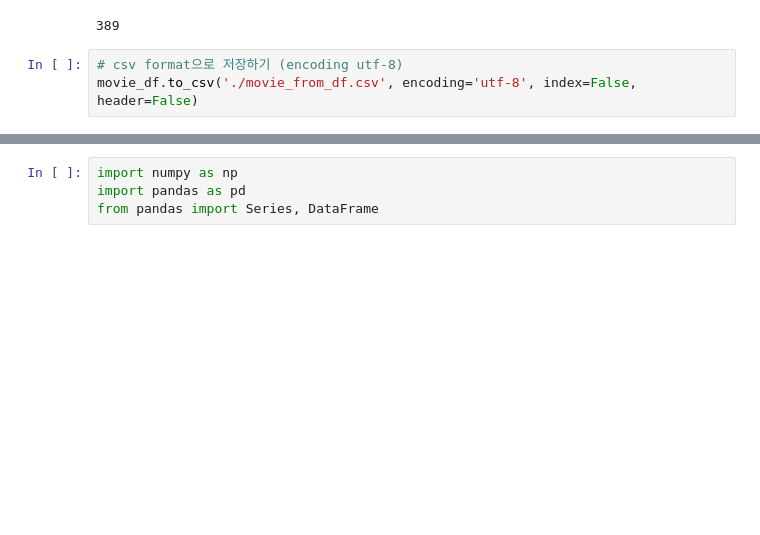
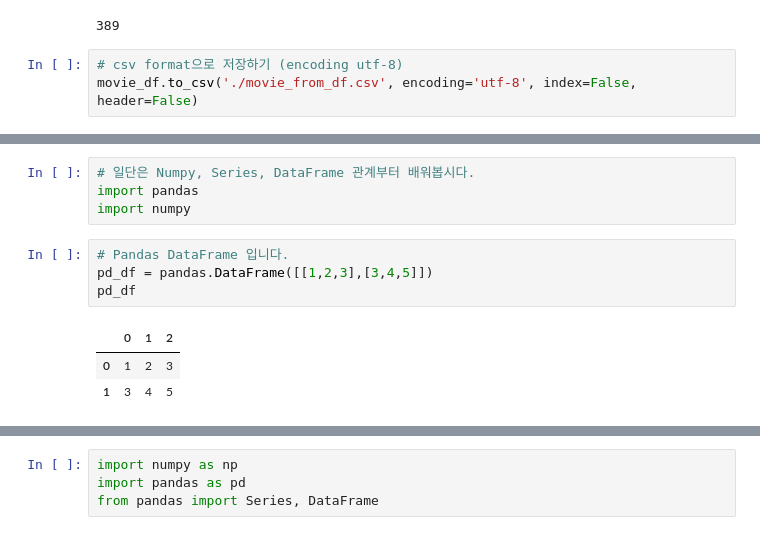
Before and after one commit to LyuGGang/python-data-analytics-lecture, a Jupyter notebook: 강의자료/6_pandas.ipynb, the cells around one changed output, grey strips where cells are left out. Cells and saved outputs as stored; diff of their text form; blank space fills up the shorter version.

```diff
--- a/강의자료/6_pandas.ipynb
+++ b/강의자료/6_pandas.ipynb
@@ -148,0 +153,12 @@ iPython notebook은 현재 보고 있는 이 노트북 인터페이스를 지원
+# %%
+# 일단은 Numpy, Series, DataFrame 관계부터 배워봅시다.
+import pandas
+import numpy
+# %%
+# Pandas DataFrame 입니다.
+pd_df = pandas.DataFrame([[1,2,3],[3,4,5]])
+pd_df
+# %% [output]
+|  | 0 | 1 | 2 |
+| 0 | 1 | 2 | 3 |
+| 1 | 3 | 4 | 5 |
```
Also changed, not shown: parts of 64 cells of this notebook.
